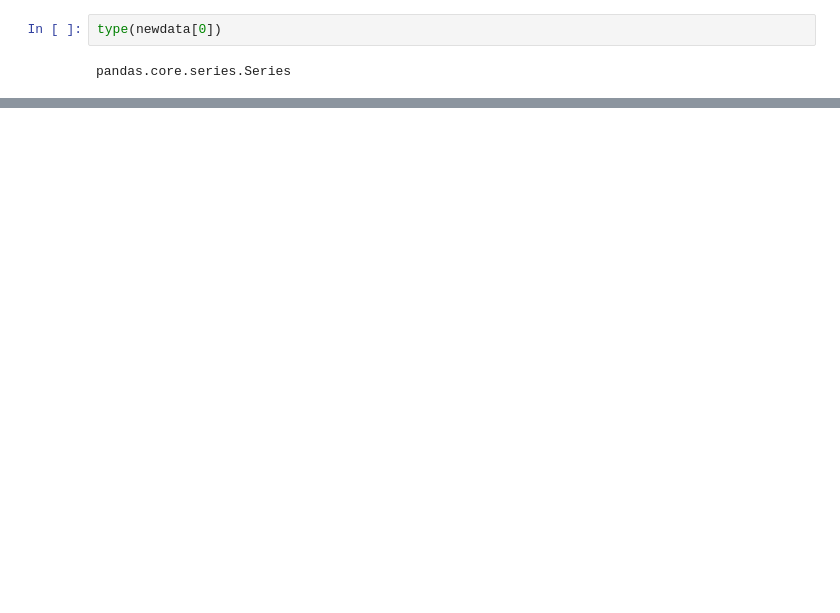
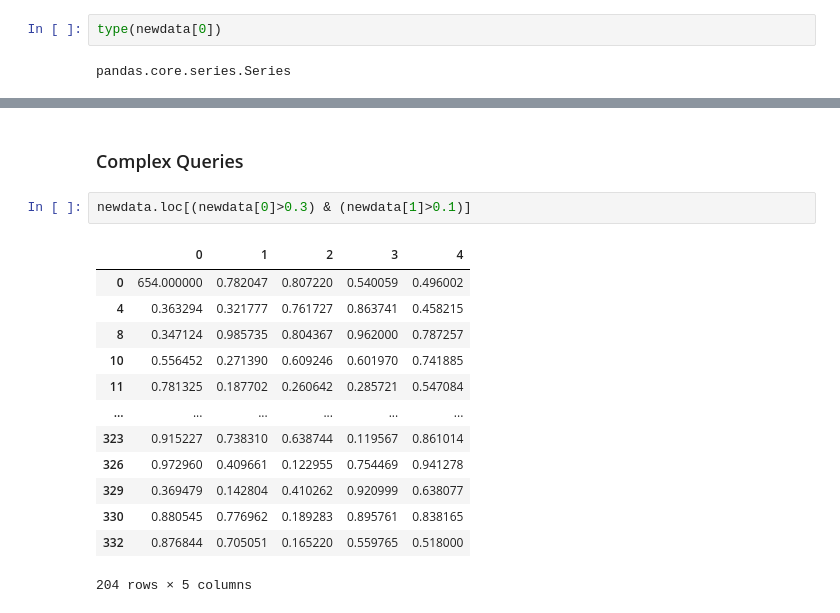
Before and after one commit to Gagan021-5/Jupyter-Notebook, a Jupyter notebook: pandas.ipynb, the cells around one changed output, grey strips where cells are left out. Cells and saved outputs as stored; diff of their text form; blank space fills up the shorter version.

```diff
--- a/pandas.ipynb
+++ b/pandas.ipynb
@@ -236,0 +287,18 @@ newdata.head(2)
+# %% [markdown]
+### Complex Queries
+# %%
+newdata.loc[(newdata[0]>0.3) & (newdata[1]>0.1)]
+# %% [output]
+|  | 0 | 1 | 2 | 3 | 4 |
+| 0 | 654.000000 | 0.782047 | 0.807220 | 0.540059 | 0.496002 |
+| 4 | 0.363294 | 0.321777 | 0.761727 | 0.863741 | 0.458215 |
+| 8 | 0.347124 | 0.985735 | 0.804367 | 0.962000 | 0.787257 |
+| 10 | 0.556452 | 0.271390 | 0.609246 | 0.601970 | 0.741885 |
+| 11 | 0.781325 | 0.187702 | 0.260642 | 0.285721 | 0.547084 |
+| ... | ... | ... | ... | ... | ... |
+| 323 | 0.915227 | 0.738310 | 0.638744 | 0.119567 | 0.861014 |
+| 326 | 0.972960 | 0.409661 | 0.122955 | 0.754469 | 0.941278 |
+| 329 | 0.369479 | 0.142804 | 0.410262 | 0.920999 | 0.638077 |
+| 330 | 0.880545 | 0.776962 | 0.189283 | 0.895761 | 0.838165 |
+| 332 | 0.876844 | 0.705051 | 0.165220 | 0.559765 | 0.518000 |
+204 rows × 5 columns
```
Also changed, not shown: parts of 36 cells of this notebook, 6 other files.
